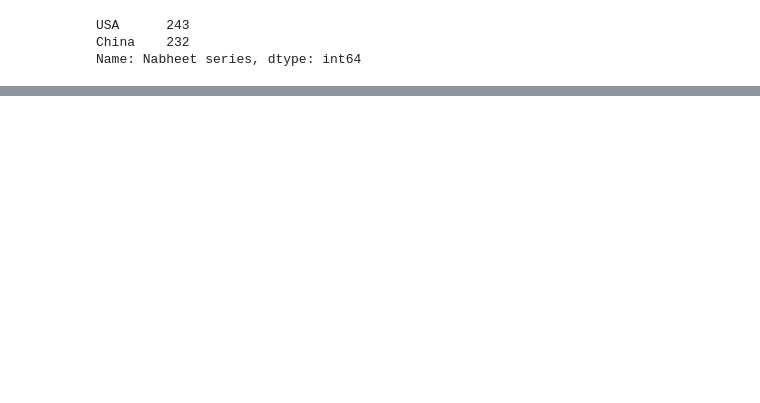
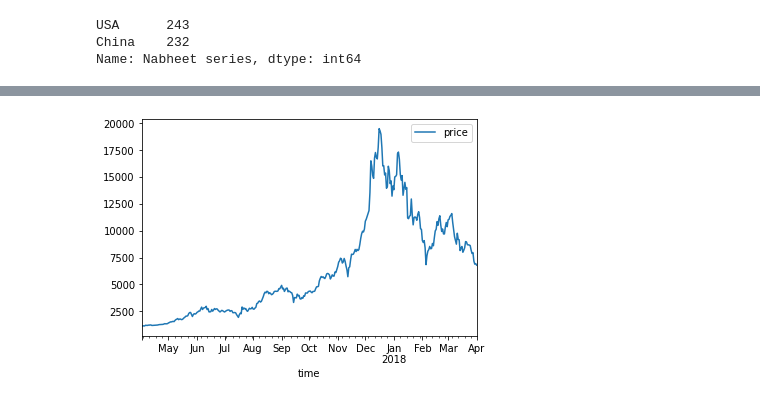
Before and after one commit to NabheetCloud/freeCodeCampSciPython, a Jupyter notebook: DA-Pandas.ipynb, the cells around one changed output, grey strips where cells are left out. Saved outputs shown, nothing was run; the diff lists cells and outputs as text; code cells hidden in the pictures; blank space fills up the shorter version.

```diff
--- a/DA-Pandas.ipynb
+++ b/DA-Pandas.ipynb
@@ -51,5 +59,10 @@ df.describe()
 df.dtypes
 df.dtypes.value_counts()
 df['City']
-df.loc['Chicago']
+df.loc['Chicago'].to_frame()
+df.loc['Chicago']['City']
+df.drop('Chicago')
+lg = pd.Series(['Hindi','Punjabi'],index=['New York','Chicago'],name='Language')
+df['Language']=lg
+df
 # %% [output]
@@ -59,0 +84,4 @@ Name: Chicago, dtype: object
+# %%
+df
+df['per profilt'] = df['Profit']/ df['Population']
+df
@@ -59,0 +94,21 @@ Name: Chicago, dtype: object
+# %%
+# Files handling
+import matplotlib.pyplot as plt
+filesdata= pd.read_csv('btc-market-price.csv',header=None)
+filesdata.head()
+filesdata.columns=['date','price']
+filesdata.head()
+filesdata.dtypes
+filesdata.shape
+filesdata.dtypes
+pd.to_datetime(filesdata['date']).head()
+filesdata['time']=pd.to_datetime(filesdata['date'])
+filesdata= pd.read_csv('btc-market-price.csv',header=None,index_col=0,parse_dates=True,names=['time','price'])
+filesdata.head()
+filesdata.plot()
+# plt.plot(filesdata.index,filesdata['price'])
+# x = np.arange(-10,11)
+# plt.plot(x,x**2)
+df['Sex'] ='M'
+# %% [output]
+[figure, added]
```
Also changed, not shown: parts of 10 cells of this notebook, 2 other files.
